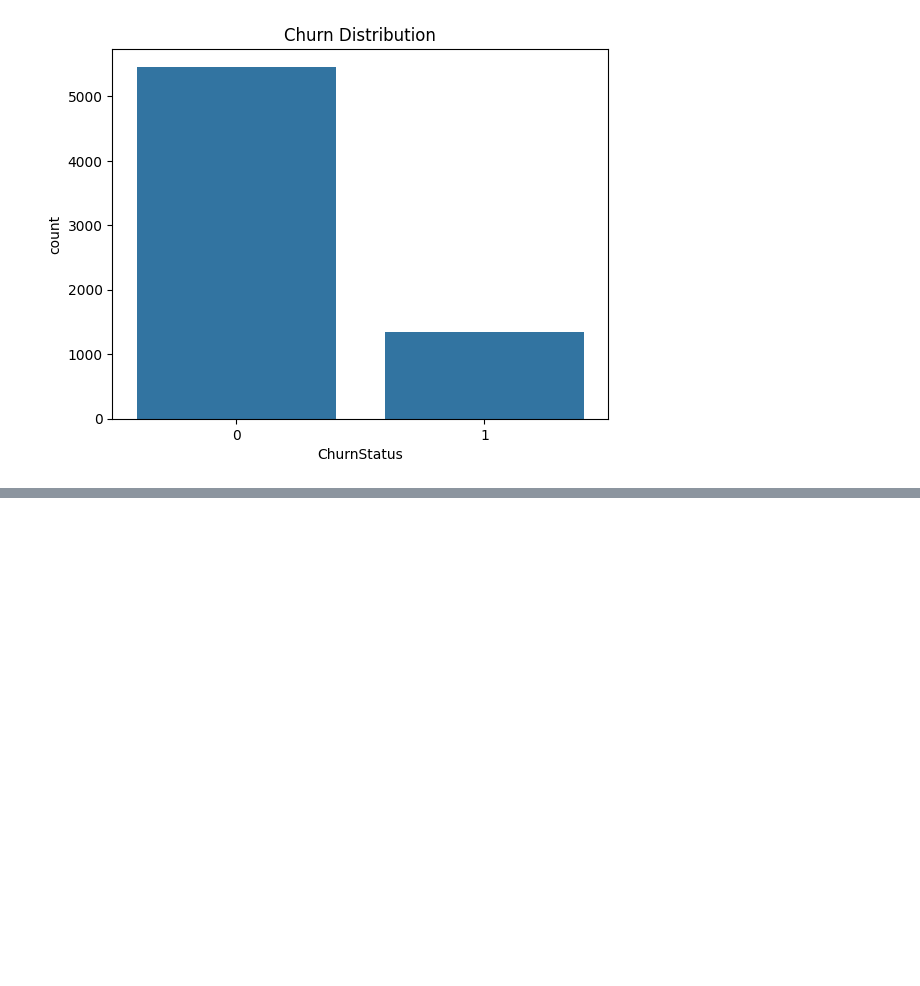
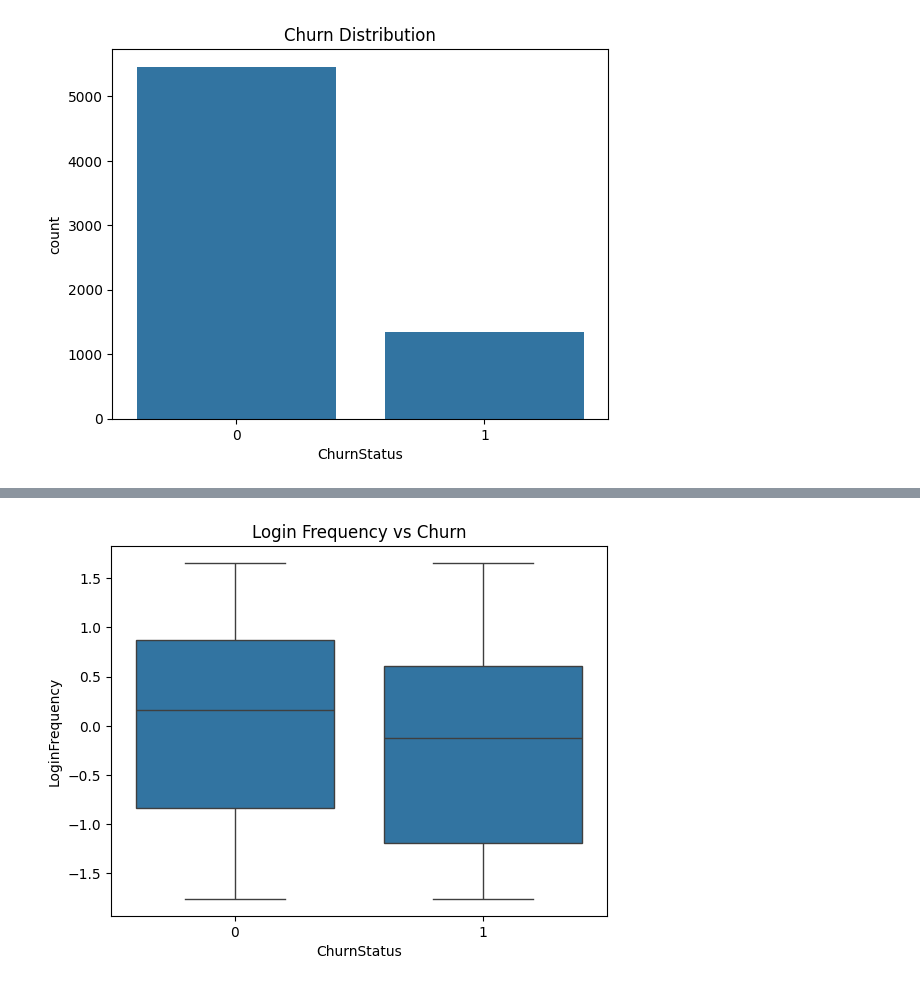
Before and after one commit to VaddeyrajuSaisiddartha/vaddeyrajusaisiddartha-, a Jupyter notebook: quickstarts/Get_started.ipynb, the cells around one changed output, grey strips where cells are left out. Drawn from its saved outputs; the diff is of its cells as text; code cells hidden in the pictures; blank space fills up the shorter version.

```diff
--- a/quickstarts/Get_started.ipynb
+++ b/quickstarts/Get_started.ipynb
@@ -184,0 +204,6 @@ plt.show()
+# %%
+sns.boxplot(x='ChurnStatus', y='LoginFrequency', data=df_merged)
+plt.title("Login Frequency vs Churn")
+plt.show()
+# %% [output]
+[figure, added]
```
Also changed, not shown: parts of 8 cells of this notebook.
